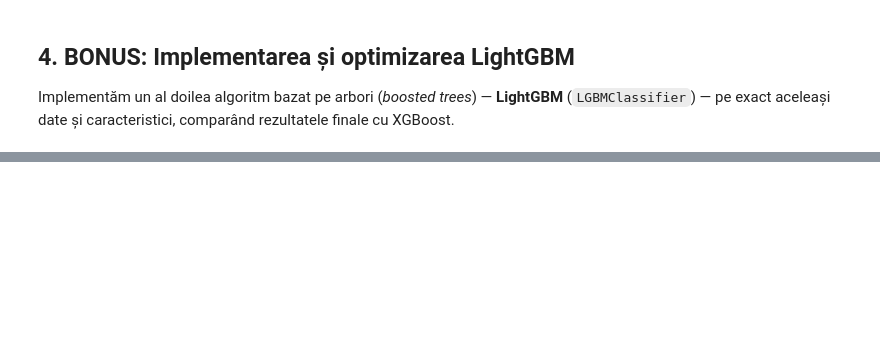
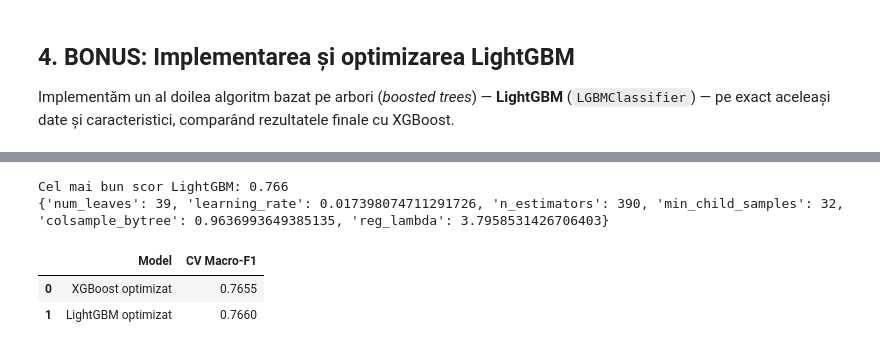
Before and after one commit to viragdiana/ML, a Jupyter notebook: lab-2-stefi.ipynb, the cells around one changed output, grey strips where cells are left out. Cells and saved outputs as stored; diff of their text form; code cells hidden in the pictures; blank space fills up the shorter version.

```diff
--- a/lab-2-stefi.ipynb
+++ b/lab-2-stefi.ipynb
@@ -196 +282,40 @@ LightGBM 5-fold CV Macro-F1: 0.7492 +/- 0.0166
 | 1 | LightGBM (Baseline) | 0.7398 |
+# %%
+from lightgbm import LGBMClassifier
+
+def objective_lgbm(trial):
+    params = {
+        "num_leaves":        trial.suggest_int("num_leaves", 8, 64),
+        "learning_rate":     trial.suggest_float("learning_rate", 0.01, 0.2, log=True),
+        "n_estimators":      trial.suggest_int("n_estimators", 50, 400),
+        "min_child_samples": trial.suggest_int("min_child_samples", 5, 40),
+        "colsample_bytree":  trial.suggest_float("colsample_bytree", 0.4, 1.0),
+        "reg_lambda":        trial.suggest_float("reg_lambda", 1e-3, 10, log=True),
+    }
+    model = LGBMClassifier(**params, random_state=42, verbose=-1)
+    return cv_macro_f1(model, X_train, y_train, cv=cv5, weights=True).mean()
+
+study_lgbm = optuna.create_study(direction="maximize", sampler=optuna.samplers.TPESampler(seed=42),
+                                 storage="sqlite:///optuna_lgbm.db", study_name="lgbm", load_if_exists=True)
+study_lgbm.optimize(objective_lgbm, n_trials=30, show_progress_bar=True)
+
+print("Cel mai bun scor LightGBM:", round(study_lgbm.best_value, 4))
+print(study_lgbm.best_params)
+# %% [output]
+Cel mai bun scor LightGBM: 0.766
+{'num_leaves': 39, 'learning_rate': 0.017398074711291726, 'n_estimators': 390, 'min_child_samples': 32, 'colsample_bytree': 0.9636993649385135, 'reg_lambda': 3.7958531426706403}
+# %%
+best_lgbm = LGBMClassifier(**study_lgbm.best_params, random_state=42, verbose=-1)
+
+comparatie = pd.DataFrame({
+    "Model": ["XGBoost optimizat", "LightGBM optimizat"],
+    "CV Macro-F1": [
+        cv_macro_f1(XGBClassifier(**study.best_params, random_state=42), X_train, y_train, cv=cv5).mean(),
+        cv_macro_f1(best_lgbm, X_train, y_train, cv=cv5).mean(),
+    ],
+})
+comparatie.round(4)
+# %% [output]
+|  | Model | CV Macro-F1 |
+| 0 | XGBoost optimizat | 0.7655 |
+| 1 | LightGBM optimizat | 0.7660 |
```
Also changed, not shown: parts of 12 cells of this notebook.
